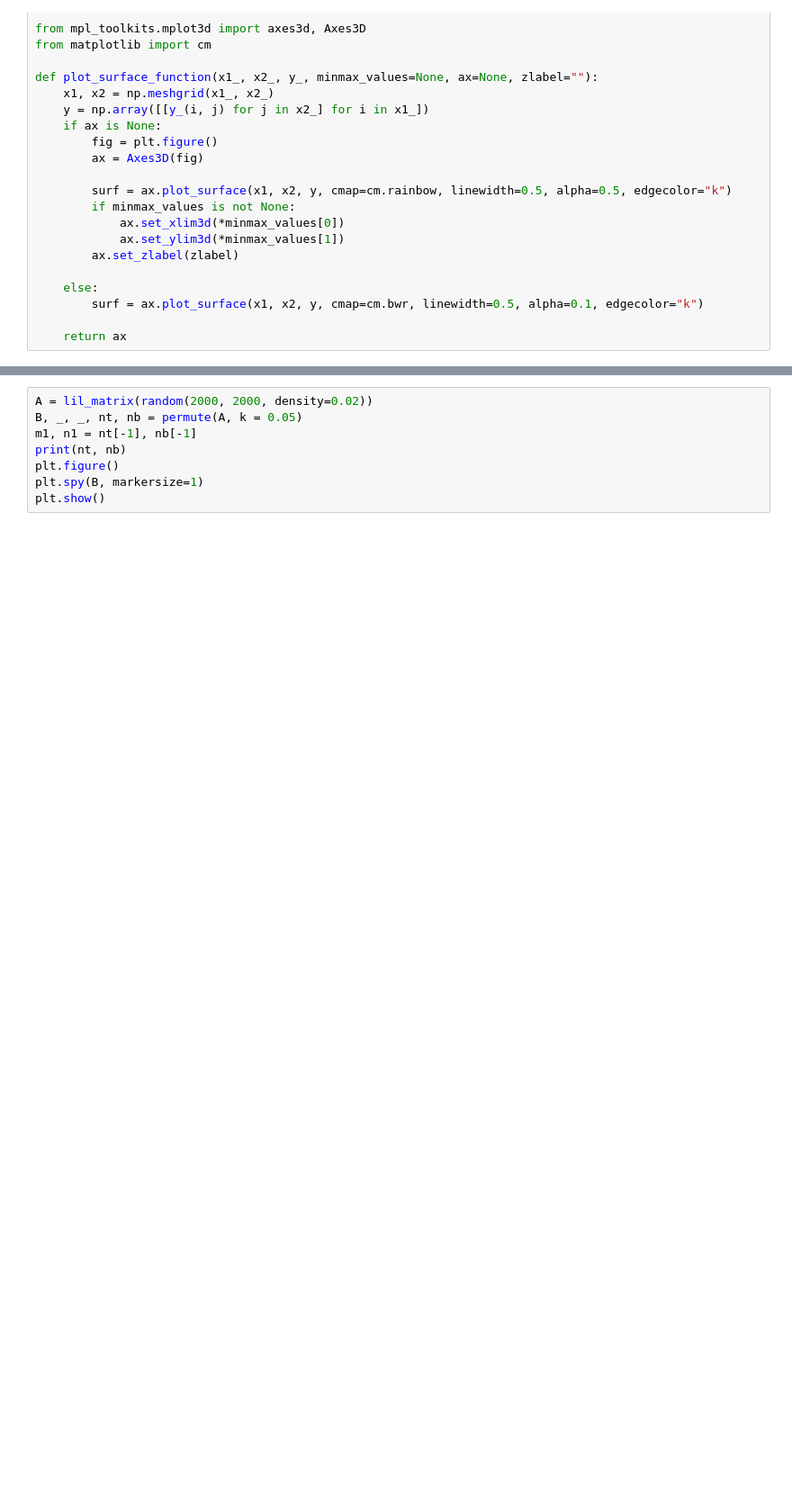
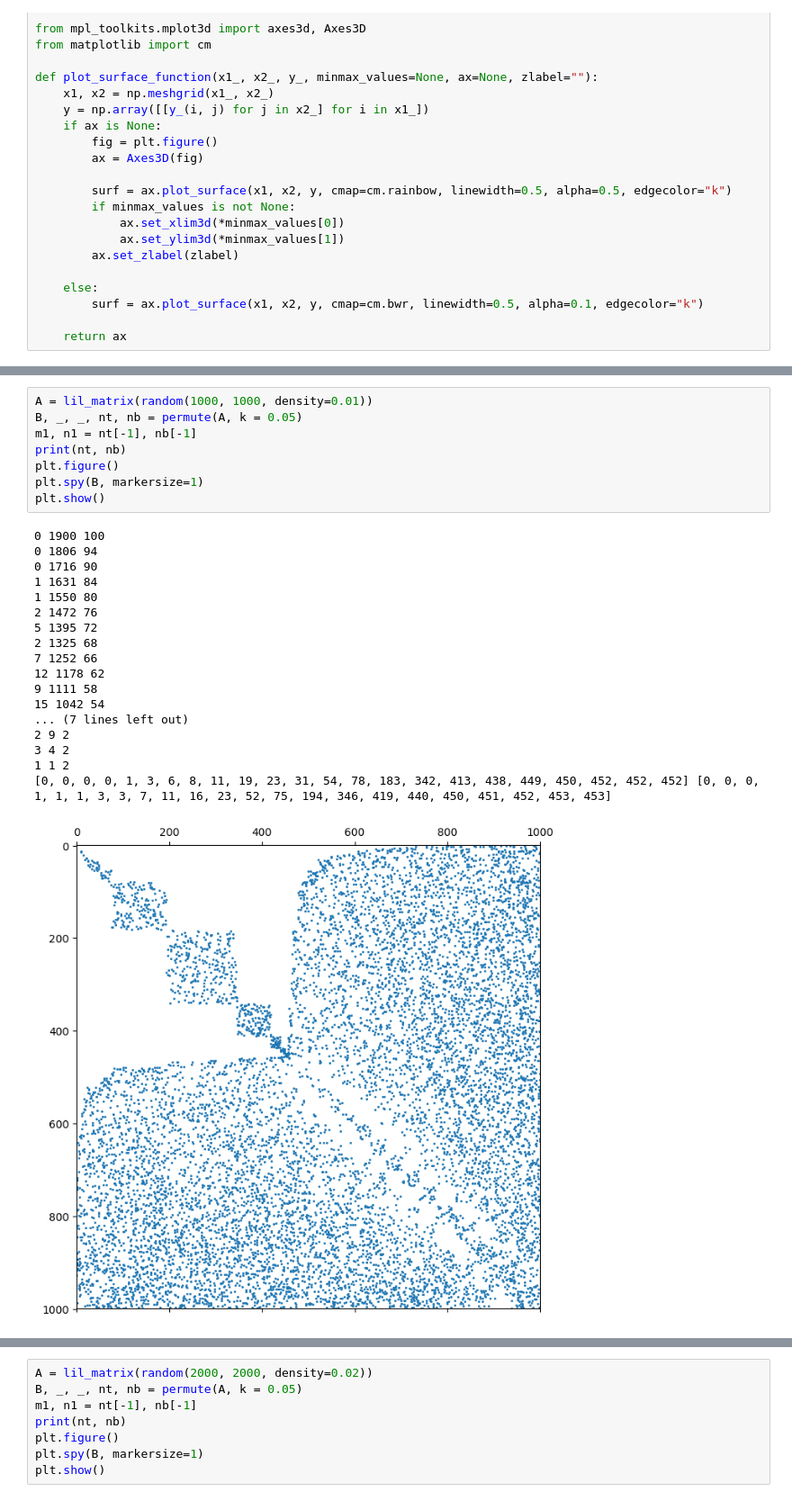
Before and after one commit to yaremenko8/FAST_PSEUDOINVERSE, a Jupyter notebook: FastPI.ipynb, the cells around one changed output, grey strips where cells are left out. Shown at 90% size. Cells and saved outputs as stored; diff of their text form; blank space fills up the shorter version.

```diff
--- a/FastPI.ipynb
+++ b/FastPI.ipynb
@@ -146,0 +169,27 @@ def plot_surface_function(x1_, x2_, y_, minmax_values=None, ax=None, zlabel=""):
+# %%
+A = lil_matrix(random(1000, 1000, density=0.01))
+B, _, _, nt, nb = permute(A, k = 0.05)
+m1, n1 = nt[-1], nb[-1]
+print(nt, nb)
+plt.figure()
+plt.spy(B, markersize=1)
+plt.show()
+# %% [output]
+0 1900 100
+0 1806 94
+0 1716 90
+1 1631 84
+1 1550 80
+2 1472 76
+5 1395 72
+2 1325 68
+7 1252 66
+12 1178 62
+9 1111 58
+15 1042 54
+... (7 lines left out)
+2 9 2
+3 4 2
+1 1 2
+[0, 0, 0, 0, 1, 3, 6, 8, 11, 19, 23, 31, 54, 78, 183, 342, 413, 438, 449, 450, 452, 452, 452] [0, 0, 0, 1, 1, 1, 3, 3, 7, 11, 16, 23, 52, 75, 194, 346, 419, 440, 450, 451, 452, 453, 453]
+[figure, added]
```
Also changed, not shown: parts of 2 cells of this notebook.
